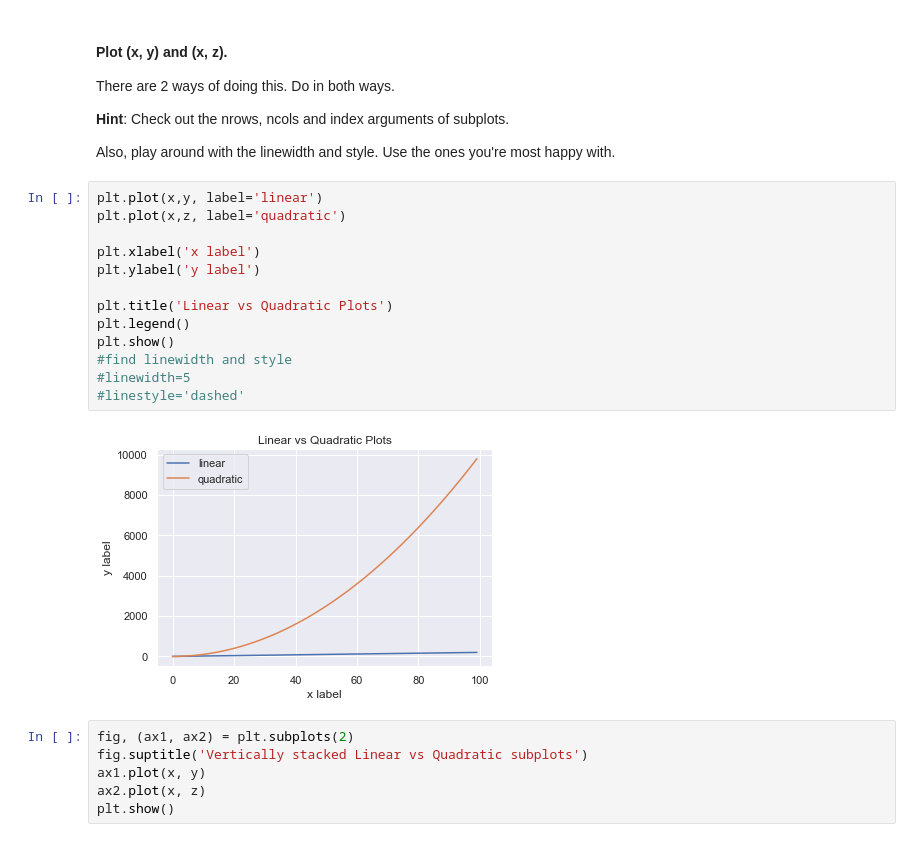
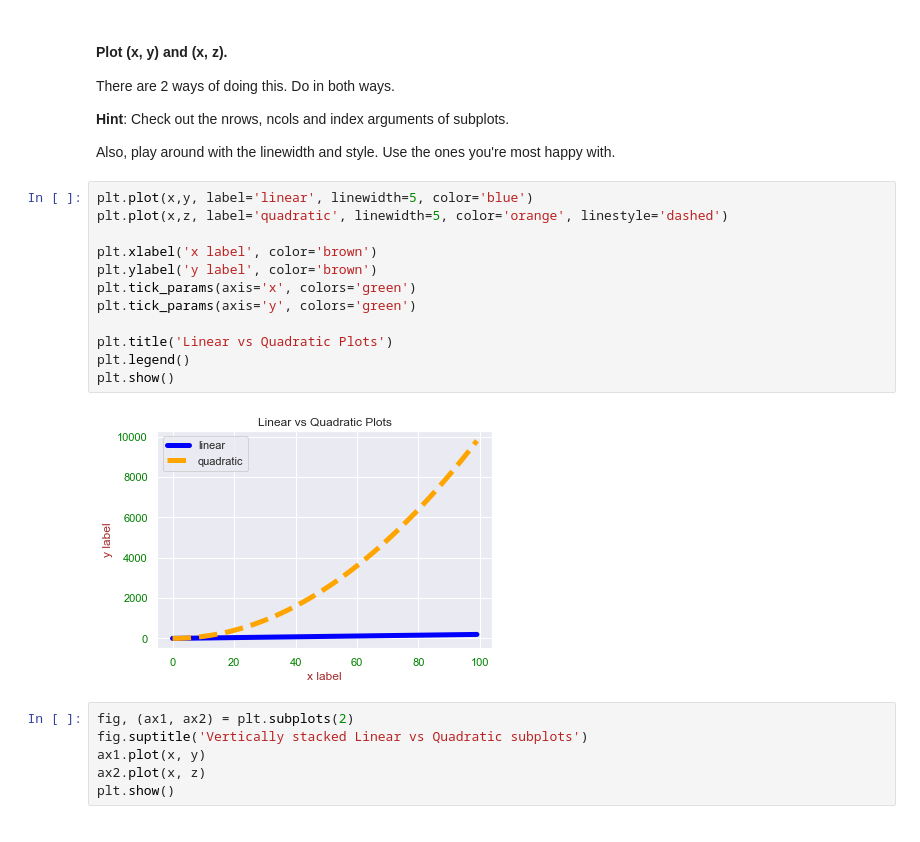
Before and after one commit to ironhack-datalabs/dataV2-labs, a Jupyter notebook: module-2/Matplotlib-Seaborn/your-code/main.ipynb, the cells around one changed output. Cells and saved outputs as stored; diff of their text form.

```diff
--- a/module-2/Matplotlib-Seaborn/your-code/main.ipynb
+++ b/module-2/Matplotlib-Seaborn/your-code/main.ipynb
@@ -48,20 +49,19 @@ There are 2 ways of doing this. Do in both ways.
 
 Also, play around with the linewidth and style. Use the ones you're most happy with.
 # %%
-plt.plot(x,y, label='linear')
-plt.plot(x,z, label='quadratic')
+plt.plot(x,y, label='linear', linewidth=5, color='blue')
+plt.plot(x,z, label='quadratic', linewidth=5, color='orange', linestyle='dashed')
 
-plt.xlabel('x label')
-plt.ylabel('y label')
+plt.xlabel('x label', color='brown')
+plt.ylabel('y label', color='brown')
+plt.tick_params(axis='x', colors='green')
+plt.tick_params(axis='y', colors='green')
 
 plt.title('Linear vs Quadratic Plots')
 plt.legend()
 plt.show()
-#find linewidth and style
-#linewidth=5
-#linestyle='dashed'
 # %% [output]
-[figure, old version]
+[figure, new version]
 # %%
 fig, (ax1, ax2) = plt.subplots(2)
 fig.suptitle('Vertically stacked Linear vs Quadratic subplots')
```
Also changed, not shown: parts of 24 cells of this notebook, 6 other files.
